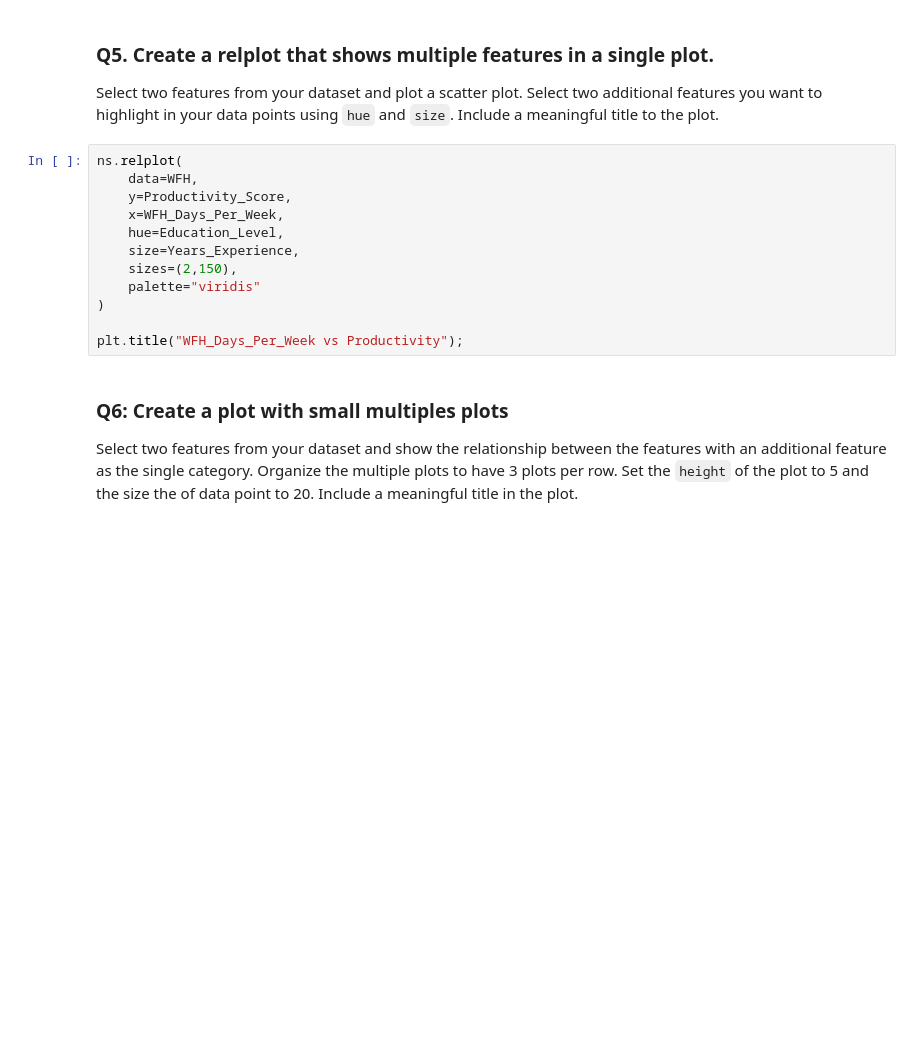
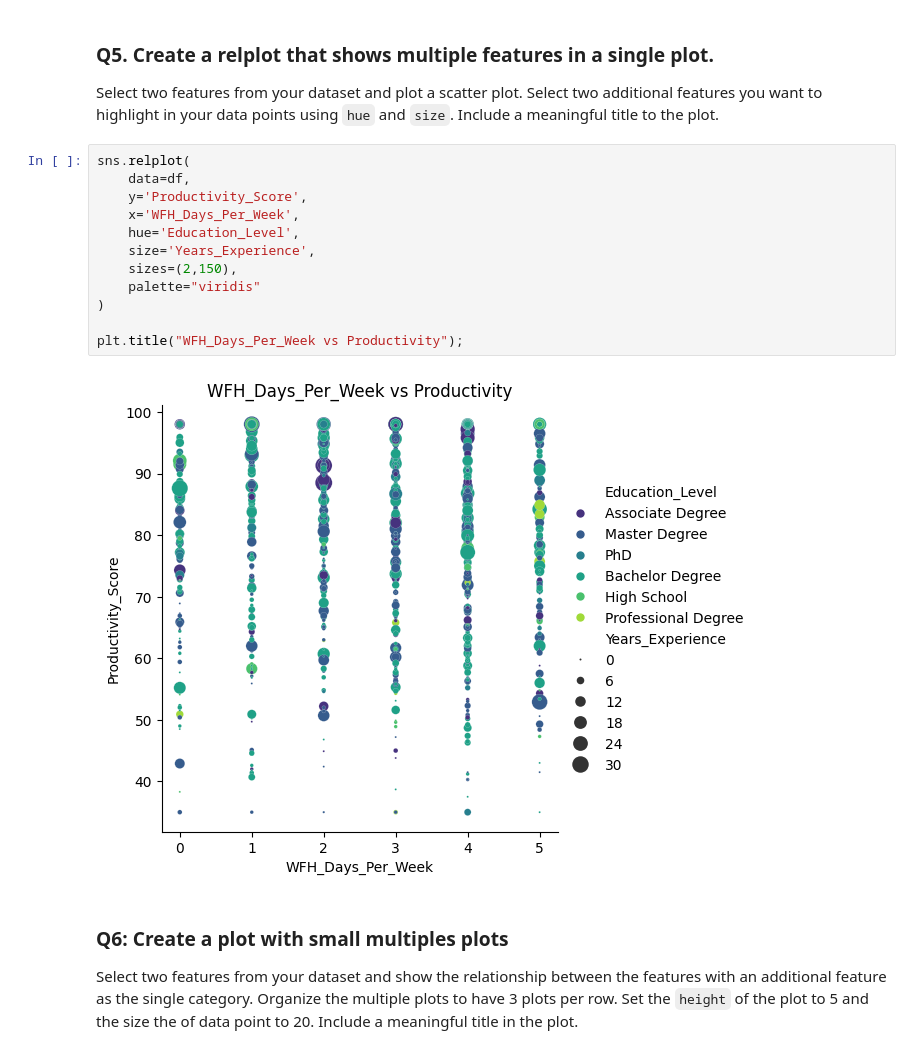
Before and after one commit to CS133-DataVisualization/term-project-couch-potatoes-group-5, a Jupyter notebook: CS133_F25_P1_relplot_scatter.ipynb, the cells around one changed output. Cells and saved outputs as stored; diff of their text form; blank space fills up the shorter version.

```diff
--- a/CS133_F25_P1_relplot_scatter.ipynb
+++ b/CS133_F25_P1_relplot_scatter.ipynb
@@ -48,17 +78,19 @@ plt.title(
 ### Q5. Create a relplot that shows multiple features in a single plot.
 Select two features from your dataset and plot a scatter plot. Select two additional features you want to highlight in your data points using `hue` and `size`. Include a meaningful title to the plot.
 # %%
-ns.relplot(
-    data=WFH,
-    y=Productivity_Score,
-    x=WFH_Days_Per_Week,
-    hue=Education_Level,
-    size=Years_Experience,
+sns.relplot(
+    data=df,
+    y='Productivity_Score',
+    x='WFH_Days_Per_Week',
+    hue='Education_Level',
+    size='Years_Experience',
     sizes=(2,150),
     palette="viridis"
 )
 
 plt.title("WFH_Days_Per_Week vs Productivity");
+# %% [output]
+[figure, added]
 # %% [markdown]
 ### Q6: Create a plot with small multiples plots
 Select two features from your dataset and show the relationship between the features with an additional feature as the single category. Organize the multiple plots to have 3 plots per row. Set the `height` of the plot to 5 and the size the of data point to 20. Include a meaningful title in the plot.
```
Also changed, not shown: parts of 5 cells of this notebook.
